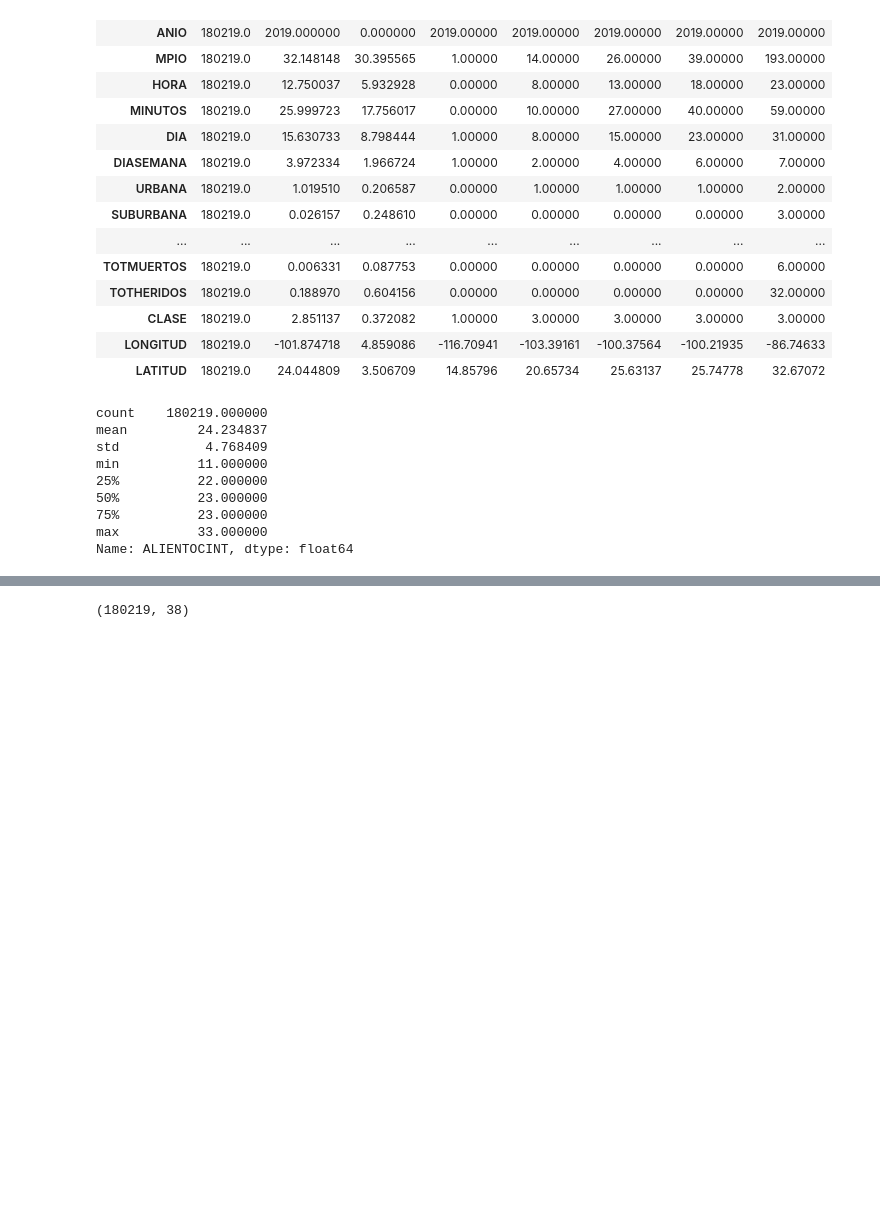
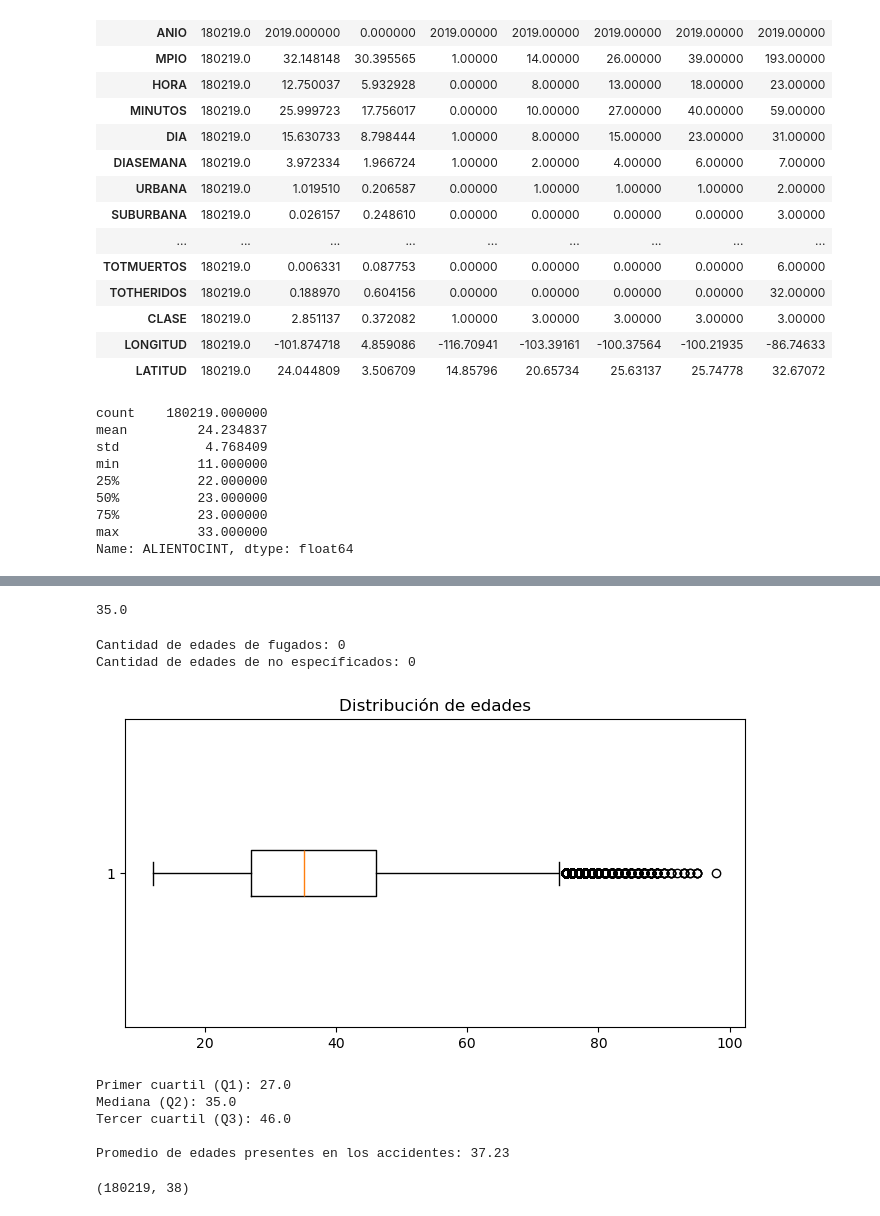
Before and after one commit to XbraYx/IA-para-deteccion-de-accidentes-de-trafico, a Jupyter notebook: notebooks/03_preprocessing.ipynb, the cells around one changed output, grey strips where cells are left out. Saved outputs shown, nothing was run; the diff lists cells and outputs as text; code cells hidden in the pictures; blank space fills up the shorter version.

```diff
--- a/notebooks/03_preprocessing.ipynb
+++ b/notebooks/03_preprocessing.ipynb
@@ -146,2 +92,0 @@ def random_gauss(mu=edad_mean, sigma=10, minimo=12, maximo=98):
-# %%
-df['EDAD'] = df['EDAD'].apply(lambda x: random_gauss() if x == 99 else x)
@@ -152,13 +92,0 @@ df['EDAD'] = df['EDAD'].apply(lambda x: random_gauss() if x == 99 else x)
-# %%
-bins = [12, 22, 26, 30, 35, 39, 45, 53, 73, 98]
-labels = [1, 2, 3, 4, 5, 6, 7, 8, 9]
-
-df['EDADCATEGORIA'] = pd.cut(df['EDAD'], bins=bins, labels=labels, right=True, include_lowest=True)
-
-# Convertir a tipo objeto para poder asignar valores fuera de la categoría
-df['EDADCATEGORIA'] = df['EDADCATEGORIA'].astype(object)
-
-# Categoría 0 = "Se fugó"
-df.loc[df['EDAD'] == 0, 'EDADCATEGORIA'] = 0
-
-df['EDADCATEGORIA'] = df['EDADCATEGORIA'].astype(int)
@@ -173,0 +135,49 @@ df[['EDAD', 'EDADCATEGORIA']].head()
+# %%
+# Se saca primero la mediana ya que están un poco distribuidos a la derecha
+# Luego es la media de hombres y mujeres (que es el mismo valor en este caso).
+edad_mean = df[~df['EDAD'].isin([0, 99])].groupby('SEXO')['EDAD'].median().mean()
+edad_mean
+# %% [output]
+35.0
+# %%
+import random
+
+def random_gauss(mu=edad_mean, sigma=15, minimo=12, maximo=98):
+    while True:
+        num = int(round(random.gauss(mu, sigma)))
+        if minimo <= num <= maximo:
+            return num
+# %%
+df['EDAD'] = df['EDAD'].apply(lambda x: random_gauss() if (x == 99 or x == 0) else x)
+# %%
+n_fugados = (df['EDAD'] == 0).sum()
+n_no_especificados = (df['EDAD'] == 99).sum()
+
+print(f"Cantidad de edades de fugados: {n_fugados}")
+print(f"Cantidad de edades de no específicados: {n_no_especificados}")
+# %% [output]
+Cantidad de edades de fugados: 0
+Cantidad de edades de no específicados: 0
+# %%
+plt.figure(figsize=(8, 4))
+plt.boxplot(df['EDAD'], vert=False)
+plt.title("Distribución de edades")
+
+plt.show()
+
+Q1 = df['EDAD'].quantile(0.25)
+Q2 = df['EDAD'].median()
+Q3 = df['EDAD'].quantile(0.75)
+
+print(f"Primer cuartil (Q1): {Q1}")
+print(f"Mediana (Q2): {Q2}")
+print(f"Tercer cuartil (Q3): {Q3}")
+
+print(f"\nPromedio de edades presentes en los accidentes: {df['EDAD'].mean():.2f}")
+# %% [output]
+[figure, added]
+Primer cuartil (Q1): 27.0
+Mediana (Q2): 35.0
+Tercer cuartil (Q3): 46.0
+
+Promedio de edades presentes en los accidentes: 37.23
```
Also changed, not shown: parts of 11 cells of this notebook, 6 other files.
